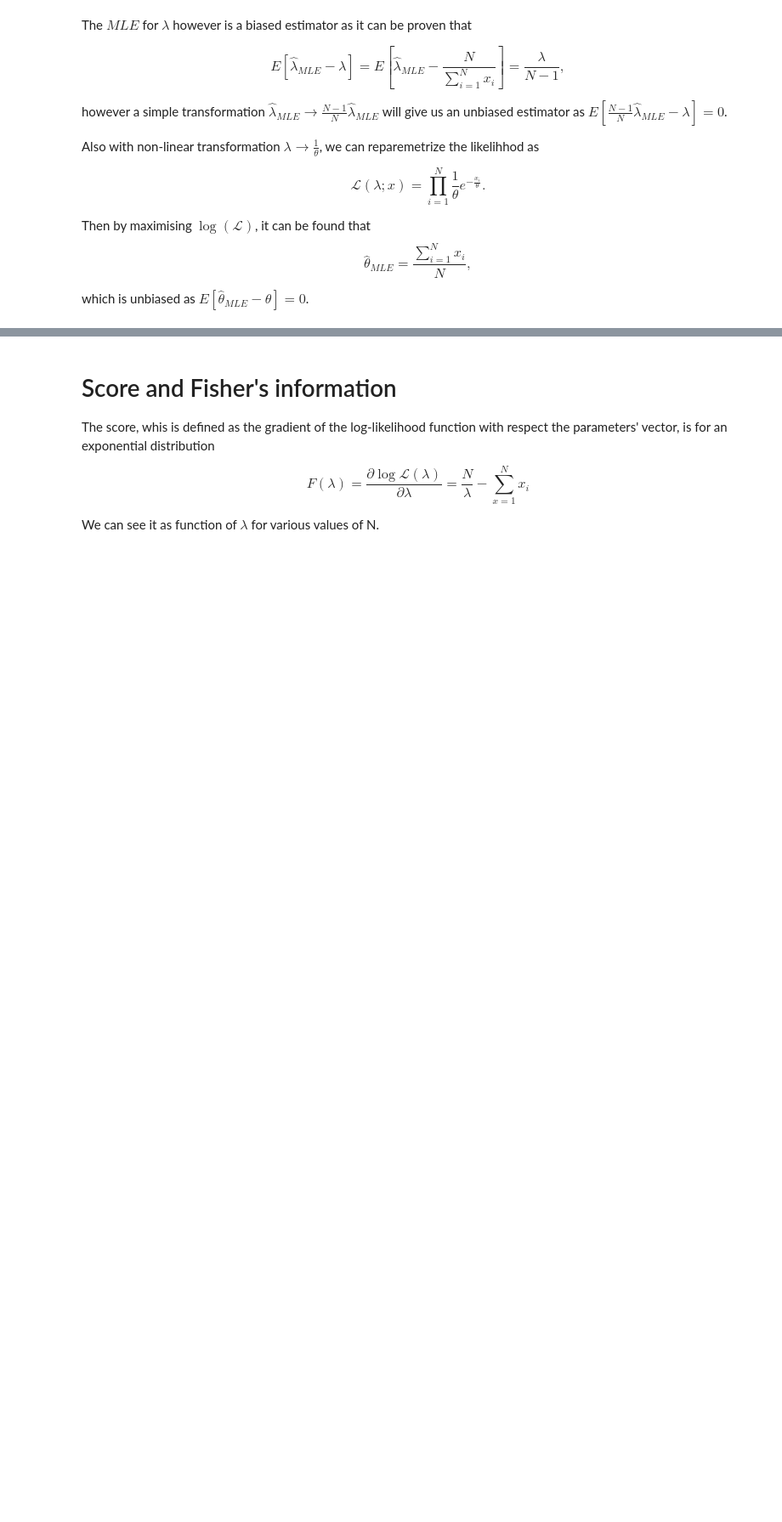
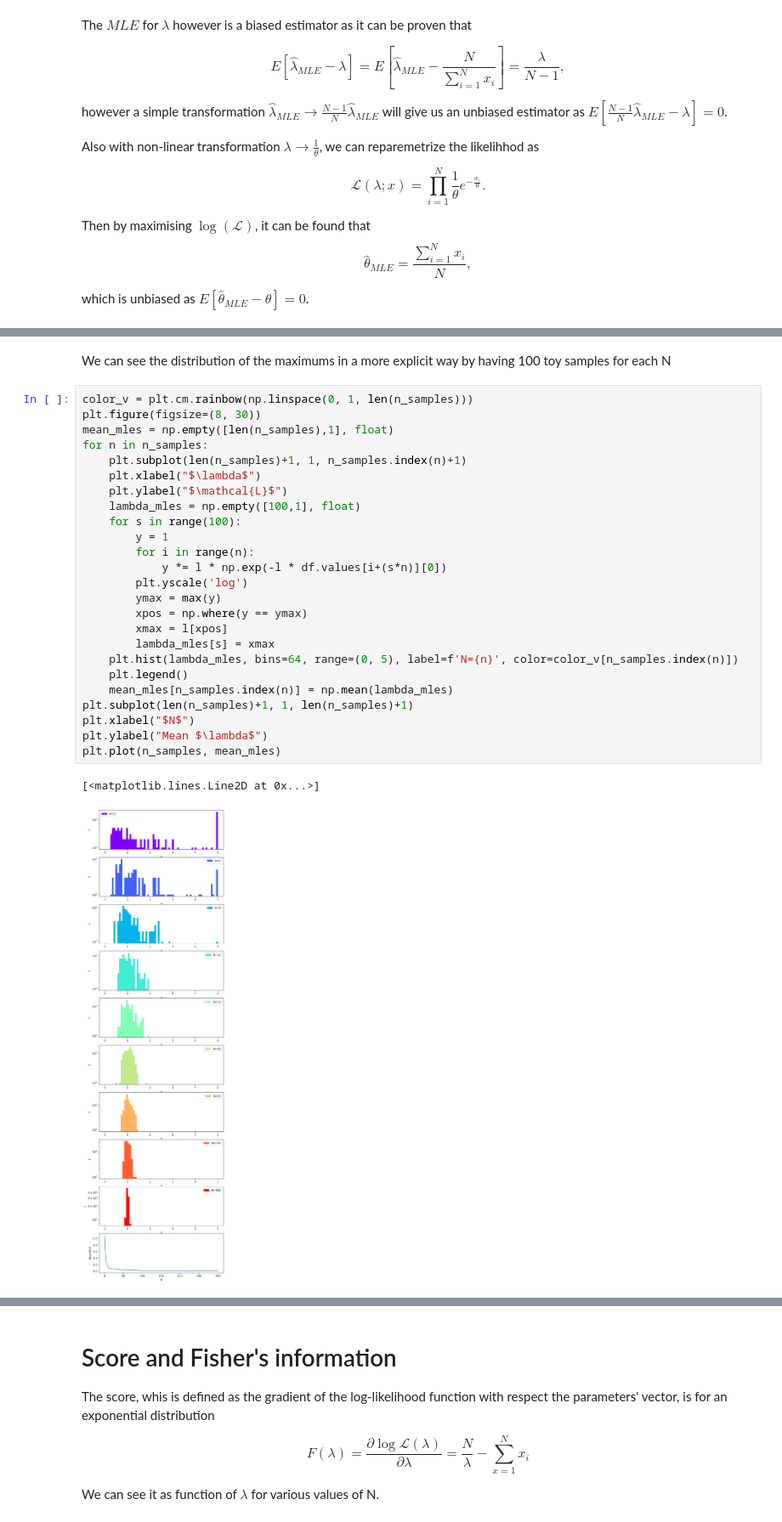
Before and after one commit to f-terzuoli/StatisticsSiena23, a Jupyter notebook: exponential.ipynb, the cells around one changed output, grey strips where cells are left out. Shown at 85% size. Drawn from its saved outputs; the diff is of its cells as text; blank space fills up the shorter version.

```diff
--- a/exponential.ipynb
+++ b/exponential.ipynb
@@ -148,0 +160,30 @@ theta_mle (N = 300) = 1.047
+# %% [markdown]
+We can see the distribution of the maximums in a more explicit way by having 100 toy samples for each N
+# %%
+color_v = plt.cm.rainbow(np.linspace(0, 1, len(n_samples)))
+plt.figure(figsize=(8, 30))
+mean_mles = np.empty([len(n_samples),1], float)
+for n in n_samples:
+    plt.subplot(len(n_samples)+1, 1, n_samples.index(n)+1)
+    plt.xlabel("$\lambda$")
+    plt.ylabel("$\mathcal{L}$")
+    lambda_mles = np.empty([100,1], float)
+    for s in range(100):
+        y = 1
+        for i in range(n):
+            y *= l * np.exp(-l * df.values[i+(s*n)][0])
+        plt.yscale('log')
+        ymax = max(y)
+        xpos = np.where(y == ymax)
+        xmax = l[xpos]
+        lambda_mles[s] = xmax
+    plt.hist(lambda_mles, bins=64, range=(0, 5), label=f'N={n}', color=color_v[n_samples.index(n)])
+    plt.legend()
+    mean_mles[n_samples.index(n)] = np.mean(lambda_mles)
+plt.subplot(len(n_samples)+1, 1, len(n_samples)+1)
+plt.xlabel("$N$")
+plt.ylabel("Mean $\lambda$")
+plt.plot(n_samples, mean_mles)
+# %% [output]
+[<matplotlib.lines.Line2D at 0x...>]
+[figure, added]
```
Also changed, not shown: parts of 15 cells of this notebook.
